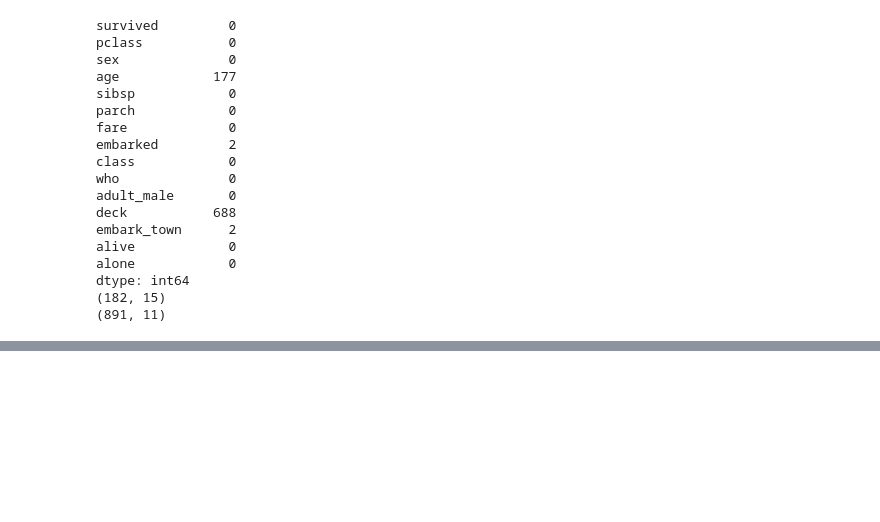
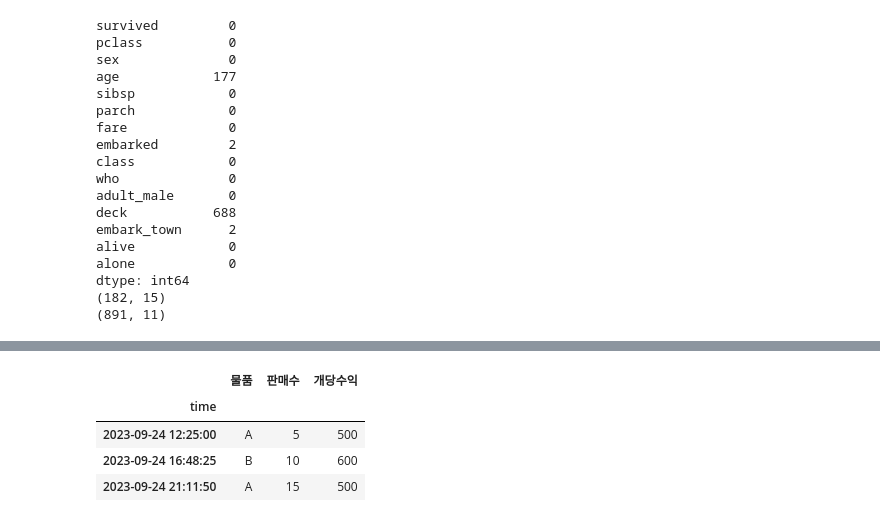
Before and after one commit to junyong1111/Bigdata, a Jupyter notebook: 실기/작업유형1/데이터다루기.ipynb, the cells around one changed output, grey strips where cells are left out. Saved outputs shown, nothing was run; the diff lists cells and outputs as text; code cells hidden in the pictures; blank space fills up the shorter version.

```diff
--- a/실기/작업유형1/데이터다루기.ipynb
+++ b/실기/작업유형1/데이터다루기.ipynb
@@ -404,0 +648,8 @@ dtype: int64
+# %%
+df.loc["2023-09-24 12:25:00":"2023-09-25 00:25:00"]
+# %% [output]
+|  | 물품 | 판매수 | 개당수익 |
+| time |  |  |  |
+| 2023-09-24 12:25:00 | A | 5 | 500 |
+| 2023-09-24 16:48:25 | B | 10 | 600 |
+| 2023-09-24 21:11:50 | A | 15 | 500 |
```
Also changed, not shown: parts of 34 cells of this notebook, 3 other files.
